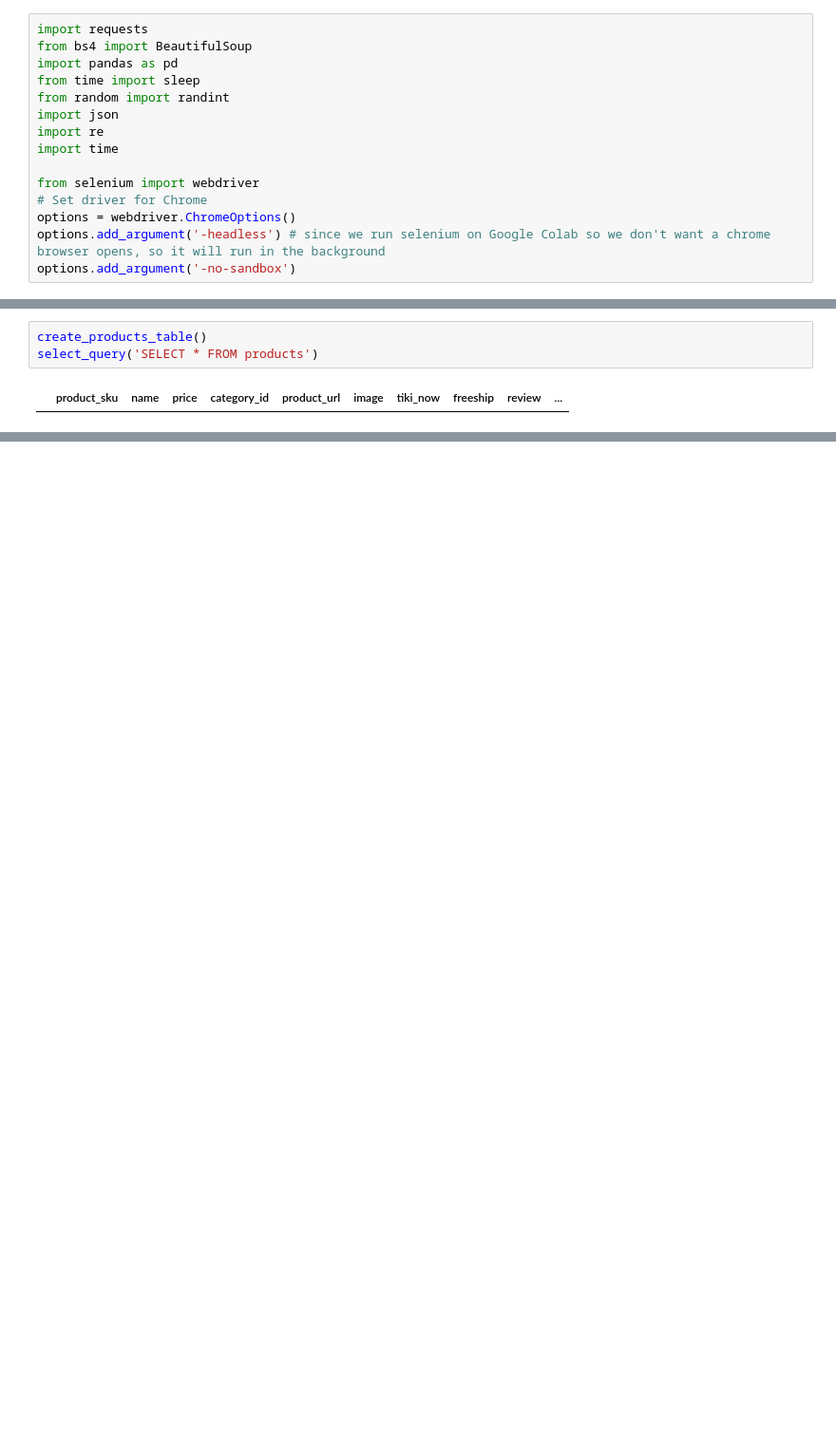
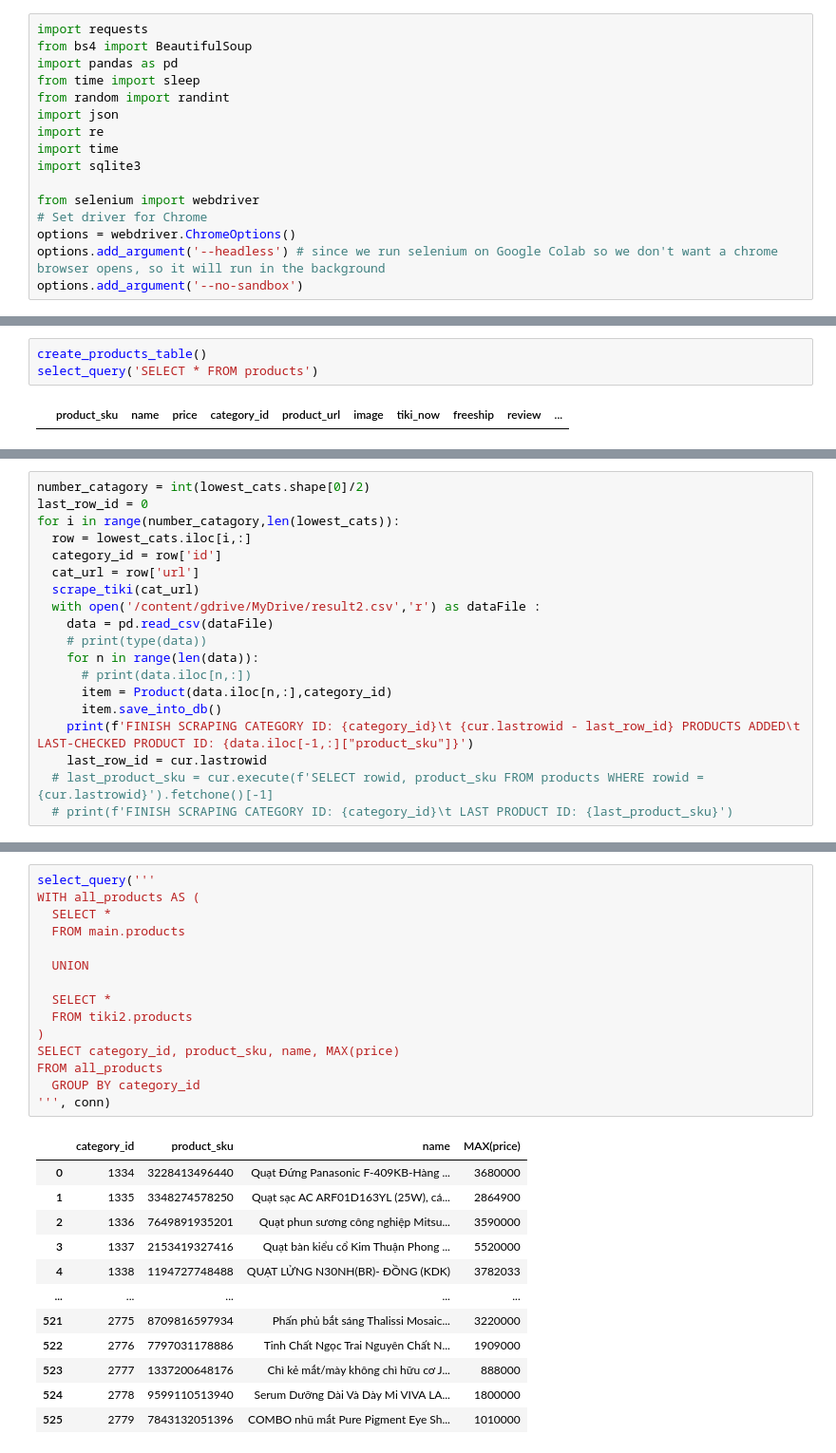
Before and after one commit to tannguyen2512/CS_week2_project_scrape_Tiki_categories_products, a Jupyter notebook: WeeklyProject_Get_Tiki_main_categories_sub_categories.ipynb, the cells around one changed output, grey strips where cells are left out. Shown: that part at 95% size. Saved outputs shown, nothing was run; the diff lists cells and outputs as text; blank space fills up the shorter version.

```diff
--- a/WeeklyProject_Get_Tiki_main_categories_sub_categories.ipynb
+++ b/WeeklyProject_Get_Tiki_main_categories_sub_categories.ipynb
@@ -37,9 +96,10 @@ from random import randint
 import json
 import re
 import time
+import sqlite3
 
 from selenium import webdriver
 # Set driver for Chrome
 options = webdriver.ChromeOptions()
-options.add_argument('-headless') # since we run selenium on Google Colab so we don't want a chrome browser opens, so it will run in the background
-options.add_argument('-no-sandbox')
+options.add_argument('--headless') # since we run selenium on Google Colab so we don't want a chrome browser opens, so it will run in the background
+options.add_argument('--no-sandbox')
@@ -680,0 +526,19 @@ And make sure to put sleep() when you crawl, otherwise you will crash very often
+# %%
+number_catagory = int(lowest_cats.shape[0]/2)
+last_row_id = 0
+for i in range(number_catagory,len(lowest_cats)):
+  row = lowest_cats.iloc[i,:]
+  category_id = row['id']
+  cat_url = row['url']
+  scrape_tiki(cat_url)
+  with open('/content/gdrive/MyDrive/result2.csv','r') as dataFile :
+    data = pd.read_csv(dataFile)
+    # print(type(data))
+    for n in range(len(data)):
+      # print(data.iloc[n,:])
+      item = Product(data.iloc[n,:],category_id)
+      item.save_into_db()
+    print(f'FINISH SCRAPING CATEGORY ID: {category_id}\t {cur.lastrowid - last_row_id} PRODUCTS ADDED\t LAST-CHECKED PRODUCT ID: {data.iloc[-1,:]["product_sku"]}')
+    last_row_id = cur.lastrowid
+  # last_product_sku = cur.execute(f'SELECT rowid, product_sku FROM products WHERE rowid = {cur.lastrowid}').fetchone()[-1]
+  # print(f'FINISH SCRAPING CATEGORY ID: {category_id}\t LAST PRODUCT ID: {last_product_sku}')
@@ -680,0 +630,28 @@ And make sure to put sleep() when you crawl, otherwise you will crash very often
+# %%
+select_query('''
+WITH all_products AS (
+  SELECT *
+  FROM main.products
+
+  UNION
+
+  SELECT *
+  FROM tiki2.products
+)
+SELECT category_id, product_sku, name, MAX(price)
+FROM all_products
+  GROUP BY category_id
+''', conn)
+# %% [output]
+|  | category_id | product_sku | name | MAX(price) |
+| 0 | 1334 | 3228413496440 | Quạt Đứng Panasonic F-409KB-Hàng ... | 3680000 |
+| 1 | 1335 | 3348274578250 | Quạt sạc AC ARF01D163YL (25W), cá... | 2864900 |
+| 2 | 1336 | 7649891935201 | Quạt phun sương công nghiệp Mitsu... | 3590000 |
+| 3 | 1337 | 2153419327416 | Quạt bàn kiểu cổ Kim Thuận Phong ... | 5520000 |
+| 4 | 1338 | 1194727748488 | QUẠT LỬNG N30NH(BR)- ĐỒNG (KDK) | 3782033 |
+| ... | ... | ... | ... | ... |
+| 521 | 2775 | 8709816597934 | Phấn phủ bắt sáng Thalissi Mosaic... | 3220000 |
+| 522 | 2776 | 7797031178886 | Tinh Chất Ngọc Trai Nguyên Chất N... | 1909000 |
+| 523 | 2777 | 1337200648176 | Chì kẻ mắt/mày không chì hữu cơ J... | 888000 |
+| 524 | 2778 | 9599110513940 | Serum Dưỡng Dài Và Dày Mi VIVA LA... | 1800000 |
+| 525 | 2779 | 7843132051396 | COMBO nhũ mắt Pure Pigment Eye Sh... | 1010000 |
```
Also changed, not shown: parts of 83 cells of this notebook.
